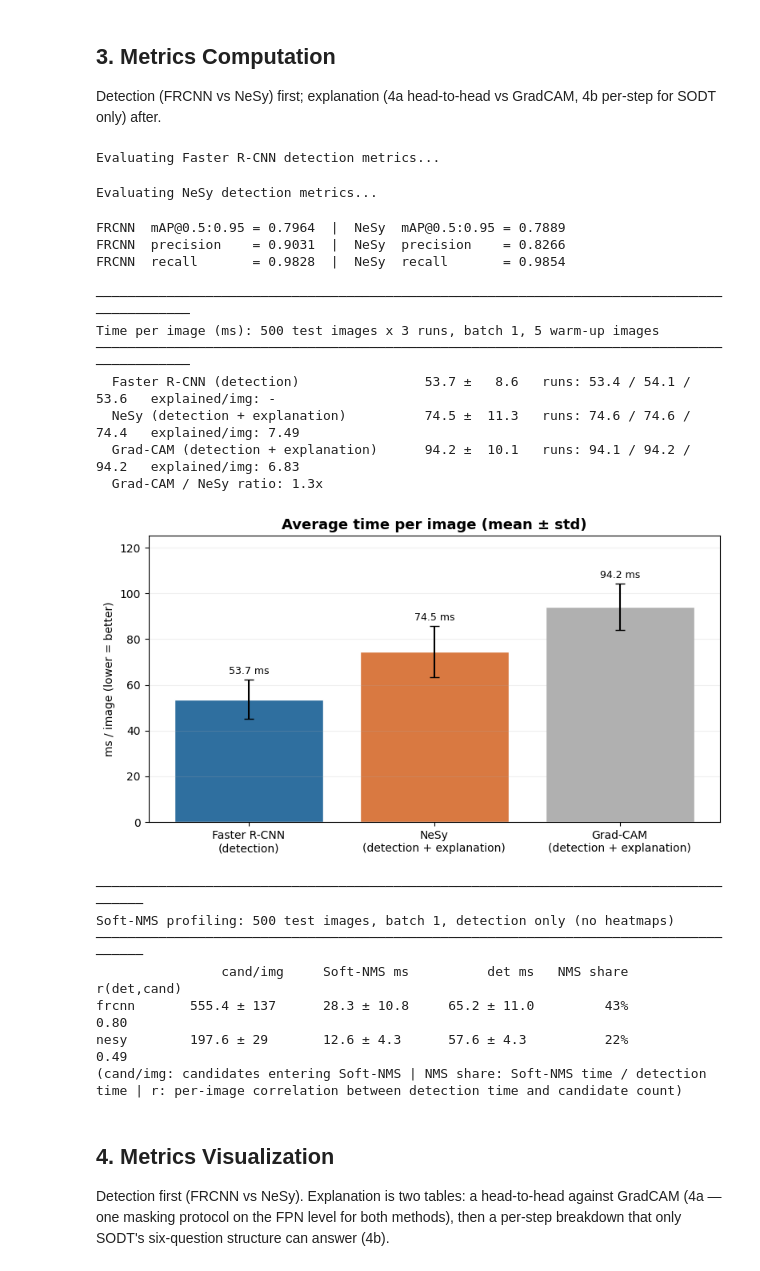
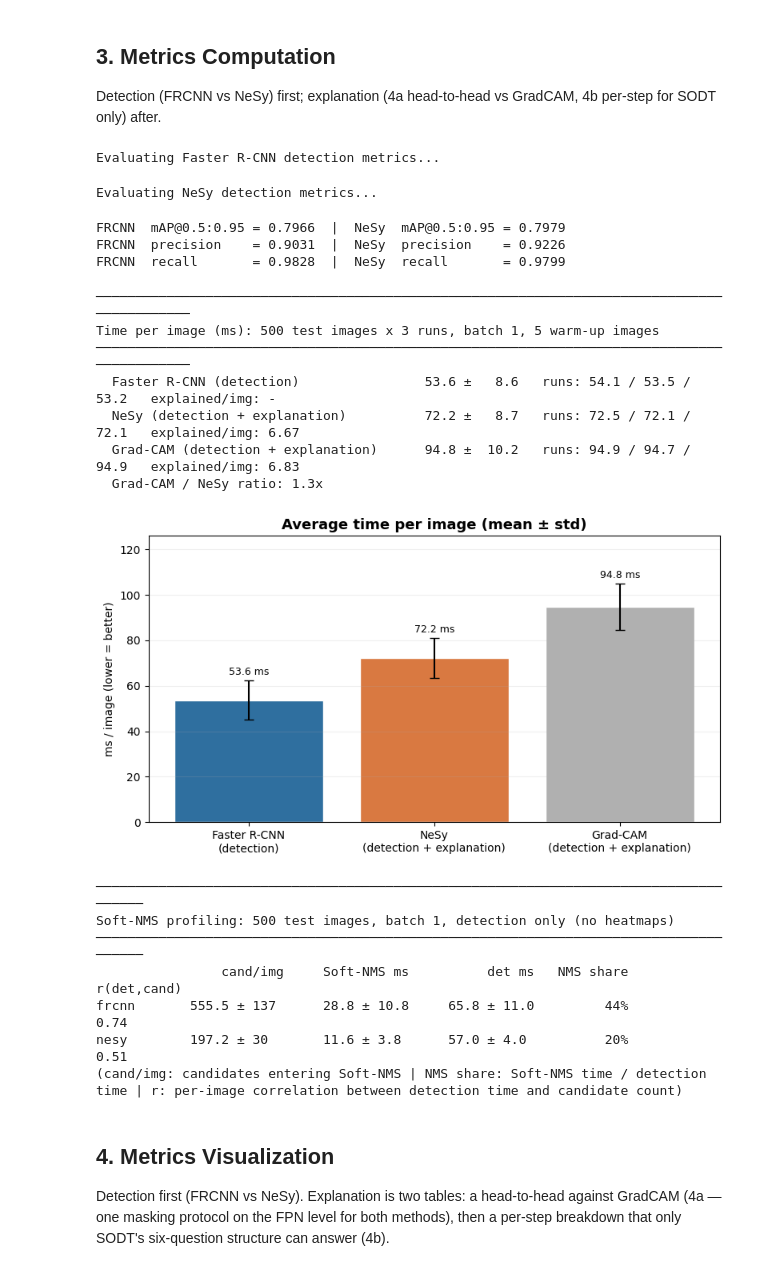
Before and after one commit to WiszeL/S1-Neuro-Symbolic-PCB-Defect-Detection, a Jupyter notebook: notebooks/06_three_way_comparison.ipynb, the cells around one changed output. Cells and saved outputs as stored; diff of their text form; code cells hidden in the pictures.

```diff
--- a/notebooks/06_three_way_comparison.ipynb
+++ b/notebooks/06_three_way_comparison.ipynb
@@ -65,7 +65,7 @@ train_config = load_yaml(Path("neuro_train.yaml"), NeuroTrainConfig)
 
 device = select_device(train_config["device"])
 detector_ckpt = PROJECT_ROOT / "checkpoints" / "neuro" / "neuro_chosen.pt"
-symbolic_ckpt = PROJECT_ROOT / "checkpoints" / "symbolic" / "run1.pt"
+symbolic_ckpt = PROJECT_ROOT / "checkpoints" / "symbolic" / "run1_gt_target.pt"  # score = margin^γ, tree only
 
 class_names = tuple(train_config["dataset"]["class_names"])
 preprocess = test_preprocess()
@@ -128,7 +128,8 @@ Selected indices: [327, 57, 12, 379]
 Detection (FRCNN vs NeSy) first; explanation (4a head-to-head vs GradCAM, 4b per-step for SODT
 only) after.
 # %%
-SCORE_THRESHOLD = train_config["evaluation"]["precision_score_threshold"]  # P/R operating point; explanations use it too
+SCORE_THRESHOLD = train_config["evaluation"]["precision_score_threshold"]  # FRCNN P/R operating point
+NESY_SCORE_THRESHOLD = train_config["evaluation"]["nesy_score_threshold"]  # NeSy's own (own score scale); NeSy explanations use it
 
 # ── Detection Metrics: FRCNN (batched) ──
 test_loader = DataLoader(
@@ -144,7 +145,7 @@ frcnn_det_metrics = evaluate_model(frcnn_model, test_loader, device, train_confi
 
 # ── NeSy detection metrics: same evaluator (VOC, test_min_size from train_config) as FRCNN ──
 print("Evaluating NeSy detection metrics...")
-nesy_det_metrics = evaluate_model(hybrid_model, test_loader, device, train_config)
+nesy_det_metrics = evaluate_model(hybrid_model, test_loader, device, train_config, score_threshold=NESY_SCORE_THRESHOLD)
 
 print(
     f"FRCNN  mAP@0.5:0.95 = {frcnn_det_metrics['mAP@0.5:0.95']:.4f}  |  NeSy  mAP@0.5:0.95 = {nesy_det_metrics['mAP@0.5:0.95']:.4f}"
@@ -179,7 +180,7 @@ def _time_frcnn(image):
 def _time_nesy(image):
     t0 = _time.perf_counter()
     det = run_neurosymbolic_inference(hybrid_model, [image.to(device)])[0]
-    indices = select_detection_indices(det, score_threshold=SCORE_THRESHOLD)
+    indices = select_detection_indices(det, score_threshold=NESY_SCORE_THRESHOLD)
     compute_node_fpn_maps(hybrid_model, det, indices)
     _sync()
     return (_time.perf_counter() - t0) * 1000, len(indices)
@@ -233,40 +234,40 @@ for name, runs in pipeline_times_ms.items():
     explained = f"{np.mean(pipeline_counts[name]):.2f}" if "explanation" in name else "-"
     print(
         f"  {name:<36s} {pipeline_mean_ms[name]:7.1f} ± {pipeline_std_ms[name]:5.1f}"
         f"   runs: {run_means}   explained/img: {explained}"
     )
 print(f"  Grad-CAM / NeSy ratio: {gradcam_time_ms / nesy_det_metrics['inference_time_ms']:.1f}x")
 
 # ── Chart (Gambar 4.23) ──
 fig, ax = plt.subplots(figsize=(8, 4.5))
 names = list(pipeline_times_ms)
 means = [pipeline_mean_ms[n] for n in names]
 stds = [pipeline_std_ms[n] for n in names]
 bars = ax.bar(
     [n.replace(" (", "\n(") for n in names], means, yerr=stds, capsize=4,
     color=["#2F6F9F", "#D97941", "#B0B0B0"], edgecolor="white",
 )
 ax.bar_label(bars, fmt="%.1f ms", padding=3, fontsize=9)
 ax.set_ylabel("ms / image (lower = better)")
 ax.set_title("Average time per image (mean ± std)", fontsize=13, fontweight="bold")
 ax.set_ylim(0, max(m + s for m, s in zip(means, stds)) * 1.2)
 ax.grid(axis="y", alpha=0.2)
 plt.tight_layout()
 plt.show()
 # %% [output]
 Evaluating Faster R-CNN detection metrics...
 Evaluating NeSy detection metrics...
-FRCNN  mAP@0.5:0.95 = 0.7964  |  NeSy  mAP@0.5:0.95 = 0.7889
-FRCNN  precision    = 0.9031  |  NeSy  precision    = 0.8266
-FRCNN  recall       = 0.9828  |  NeSy  recall       = 0.9854
+FRCNN  mAP@0.5:0.95 = 0.7966  |  NeSy  mAP@0.5:0.95 = 0.7979
+FRCNN  precision    = 0.9031  |  NeSy  precision    = 0.9226
+FRCNN  recall       = 0.9828  |  NeSy  recall       = 0.9799
 ────────────────────────────────────────────────────────────────────────────────────────────
 Time per image (ms): 500 test images x 3 runs, batch 1, 5 warm-up images
 ────────────────────────────────────────────────────────────────────────────────────────────
-  Faster R-CNN (detection)                53.7 ±   8.6   runs: 53.4 / 54.1 / 53.6   explained/img: -
-  NeSy (detection + explanation)          74.5 ±  11.3   runs: 74.6 / 74.6 / 74.4   explained/img: 7.49
-  Grad-CAM (detection + explanation)      94.2 ±  10.1   runs: 94.1 / 94.2 / 94.2   explained/img: 6.83
+  Faster R-CNN (detection)                53.6 ±   8.6   runs: 54.1 / 53.5 / 53.2   explained/img: -
+  NeSy (detection + explanation)          72.2 ±   8.7   runs: 72.5 / 72.1 / 72.1   explained/img: 6.67
+  Grad-CAM (detection + explanation)      94.8 ±  10.2   runs: 94.9 / 94.7 / 94.9   explained/img: 6.83
   Grad-CAM / NeSy ratio: 1.3x
-[figure, old version]
+[figure, new version]
 # %%
 # ── Soft-NMS profiling: why is NeSy's detection lighter than Faster R-CNN's? ──
 # Wraps batched_soft_nms (removed again at the end) to log, per image, how many
@@ -342,8 +343,8 @@ print("(cand/img: candidates entering Soft-NMS | NMS share: Soft-NMS time / dete
 Soft-NMS profiling: 500 test images, batch 1, detection only (no heatmaps)
 ──────────────────────────────────────────────────────────────────────────────────────
                 cand/img     Soft-NMS ms          det ms   NMS share   r(det,cand)
-frcnn       555.4 ± 137      28.3 ± 10.8     65.2 ± 11.0         43%          0.80
-nesy        197.6 ± 29       12.6 ± 4.3      57.6 ± 4.3          22%          0.49
+frcnn       555.5 ± 137      28.8 ± 10.8     65.8 ± 11.0         44%          0.74
+nesy        197.2 ± 30       11.6 ± 3.8      57.0 ± 4.0          20%          0.51
 (cand/img: candidates entering Soft-NMS | NMS share: Soft-NMS time / detection time | r: per-image correlation between detection time and candidate count)
 # %% [markdown]
 ## 4. Metrics Visualization
```
Also changed, not shown: parts of 8 cells of this notebook, 15 other files.
